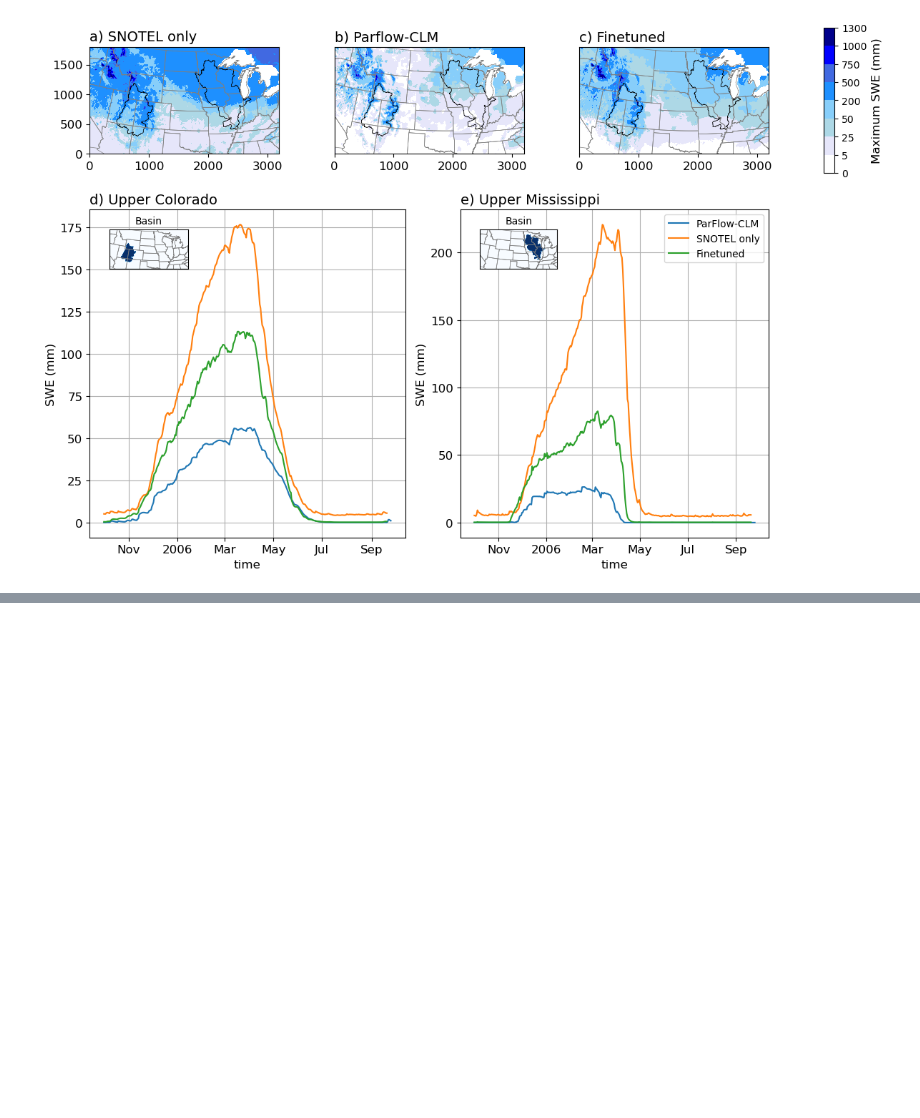
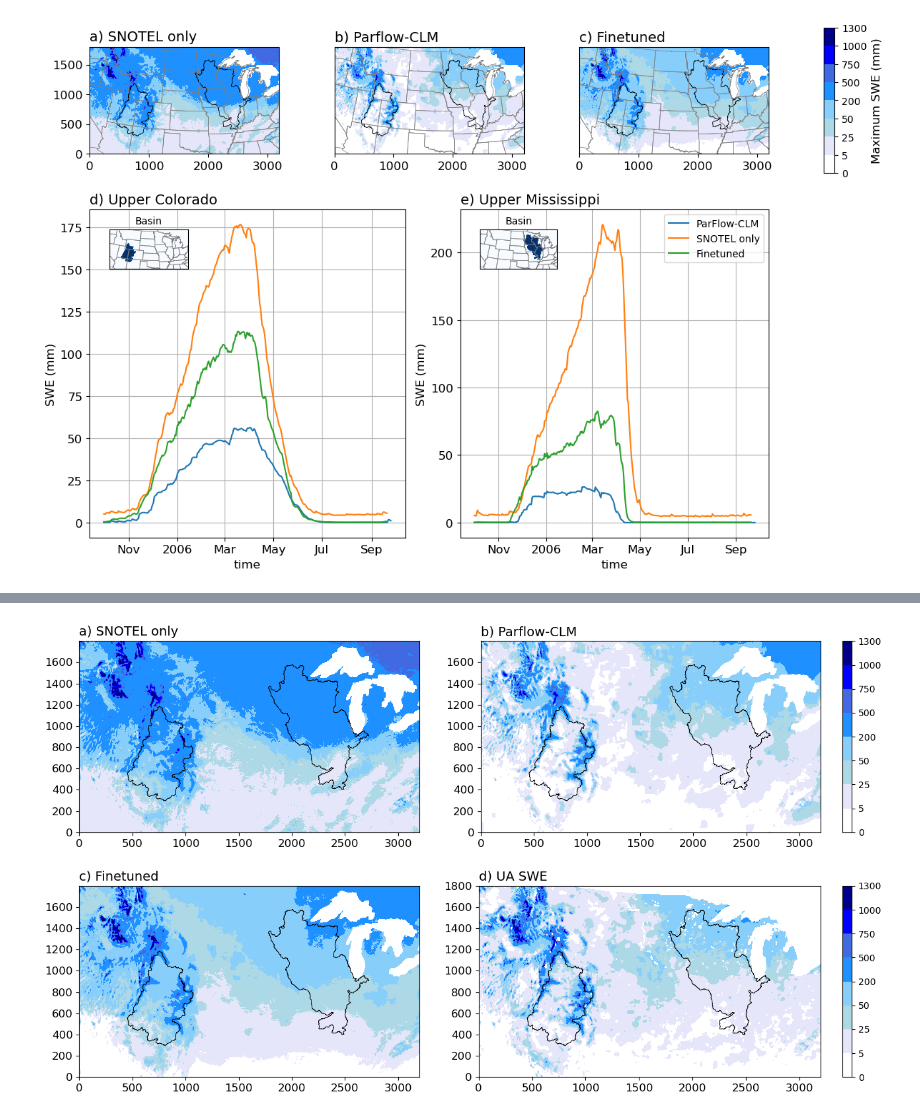
Before and after one commit to ldelafue/SWE_SNOTEL_PARFLOW, a Jupyter notebook: Analysis/Figures_paper.ipynb, the cells around one changed output, grey strips where cells are left out. Drawn from its saved outputs; the diff is of its cells as text; code cells hidden in the pictures; blank space fills up the shorter version.

Commit message:
Add files via upload
updated files after first round of comments.

```diff
--- a/Analysis/Figures_paper.ipynb
+++ b/Analysis/Figures_paper.ipynb
@@ -692,0 +806,99 @@ plt.savefig('Fig5.jpg', bbox_inches='tight', pad_inches=0.1)
+# %%
+fine_file = parent_dir + '/exp2/LSTM_obs_fine_ep_100/CONUS_test.nc'
+fine_test = xr.open_mfdataset(fine_file, engine='netcdf4', compat='override', coords='minimal')
+fine_test = fine_test.sel(time=slice('2005-10-01','2006-09-25')).isel(y=slice(0,1800),x=slice(0,3200))
+fine_test = fine_test.transpose('y', 'x', 'time')
+fine_test = fine_test.rename({'__xarray_dataarray_variable__':'swe'})
+
+obs_file = parent_dir + '/exp2/LSTM_obs_ep_100/CONUS_test.nc'
+obs_test = xr.open_mfdataset(obs_file, engine='netcdf4', compat='override', coords='minimal')
+obs_test = obs_test.sel(time=slice('2005-10-01','2006-09-25')).isel(y=slice(0,1800),x=slice(0,3200))
+obs_test = obs_test.transpose('y', 'x', 'time')
+obs_test = obs_test.rename({'__xarray_dataarray_variable__':'swe'})
+
+true_file = [os.path.dirname(parent_dir) + '/conus1_2005_preprocessed.zarr',os.path.dirname(parent_dir) + '/conus1_2006_preprocessed.zarr']
+true_test = xr.open_mfdataset(true_file, engine='zarr', compat='override', coords='minimal')
+true_test = true_test.sel(time=slice('2005-10-01','2006-09-25')).isel(y=slice(0,1800),x=slice(0,3200))
+mask = true_test.mask.where(true_test.mask != 0, np.nan)
+# %%
+fig = plt.figure(figsize=(16, 9))
+gs = GridSpec(2, 2, figure=fig, width_ratios=[1, 1])  # Reduce space between subplots
+
+
+# First subplot
+ax1 = fig.add_subplot(gs[0, 0])
+ax1.set_position([0, 0.5, 0.45, 0.45])
+
+img1 = ax1.imshow(obs_test.swe.max(dim='time'), origin='lower', cmap=cmap, norm=norm)
+ax1.set_title('a) SNOTEL only', loc='left', fontsize=fontsize_fig+2)
+plt.plot(x_coords_Colo, y_coords_Colo, color='black', lw=0.5)
+plt.plot(x_coords_Missi, y_coords_Missi, color='black', lw=0.5)
+plt.xticks(fontsize=fontsize_fig)
+plt.yticks(fontsize=fontsize_fig)
+#plt.colorbar(img1, ax=ax1)
+
+# Second subplot
+ax2 = fig.add_subplot(gs[0, 1])
+ax2.set_position([0.5, 0.5, 0.45, 0.45])
+
+img2 = ax2.imshow((true_test.swe* mask).max(dim='time'), origin='lower', cmap=cmap, norm=norm)
+ax2.set_title('b) Parflow-CLM', loc='left', fontsize=fontsize_fig+2)
+#ax2.set_yticks([])
+plt.plot(x_coords_Colo, y_coords_Colo, color='black', lw=0.5)
+plt.plot(x_coords_Missi, y_coords_Missi, color='black', lw=0.5)
+plt.xticks(fontsize=fontsize_fig)
+plt.yticks(fontsize=fontsize_fig)
+plt.colorbar(img2, ax=ax2)
+
+# Third subplot
+ax3 = fig.add_subplot(gs[1, 0])
+ax3.set_position([0, 0, 0.45, 0.45])
+
+img3 = ax3.imshow(fine_test.swe.max(dim='time'), origin='lower', cmap=cmap, norm=norm)
+ax3.set_title('c) Finetuned', loc='left', fontsize=fontsize_fig+2)
+#ax3.set_yticks([])
+plt.plot(x_coords_Colo, y_coords_Colo, color='black', lw=0.5)
+plt.plot(x_coords_Missi, y_coords_Missi, color='black', lw=0.5)
+plt.xticks(fontsize=fontsize_fig)
+plt.yticks(fontsize=fontsize_fig)
+#plt.colorbar(img3,ax=ax3)
+
+# Four subplot
+ax4 = fig.add_subplot(gs[1, 1])
+#ax4.set_position([0.5, 0, 0.35, 0.1])
+#ax4.set_aspect(0.5)
+#ax4.set_aspect('equal')
+
+#img4 = ax4.pcolormesh(projected_UA_snow.SWE.max(dim='time').x, projected_UA_snow.SWE.max(dim='time').y, projected_UA_snow.SWE.max(dim='time'), cmap=cmap, norm=norm)
+
+xmin = projected_UA_snow.SWE.x.min().item()
+xmax = projected_UA_snow.SWE.x.max().item()
+ymin = projected_UA_snow.SWE.y.min().item()
+ymax = projected_UA_snow.SWE.y.max().item()
+
+img4 = ax4.imshow(
+    projected_UA_snow.SWE.max(dim='time'),
+    origin='upper',
+    cmap=cmap,
+    norm=norm,
+    aspect='1',  # or 'equal', or a float
+    extent=[xmin, xmax, ymin, ymax]  # specify if needed
+)
+
+ax4.set_title('d) UA SWE', loc='left', fontsize=fontsize_fig+2)
+#ax4.set_yticks([])
+plt.plot(x_coords_Colo, y_coords_Colo, color='black', lw=0.5)
+plt.plot(x_coords_Missi, y_coords_Missi, color='black', lw=0.5)
+plt.xticks(fontsize=fontsize_fig)
+plt.yticks(fontsize=fontsize_fig)
+ax4.set_aspect('auto')
+plt.xlim(0,3200)
+plt.ylim(0,1800)
+plt.colorbar(img4,ax=ax4)
+
+
+
+plt.tight_layout()  # Adjust layout to avoid overlap
+plt.savefig('FigS1.jpg', bbox_inches='tight', pad_inches=0.1)
+# %% [output]
+[figure, added]
```
Also changed, not shown: parts of 7 cells of this notebook, 3 other files.
